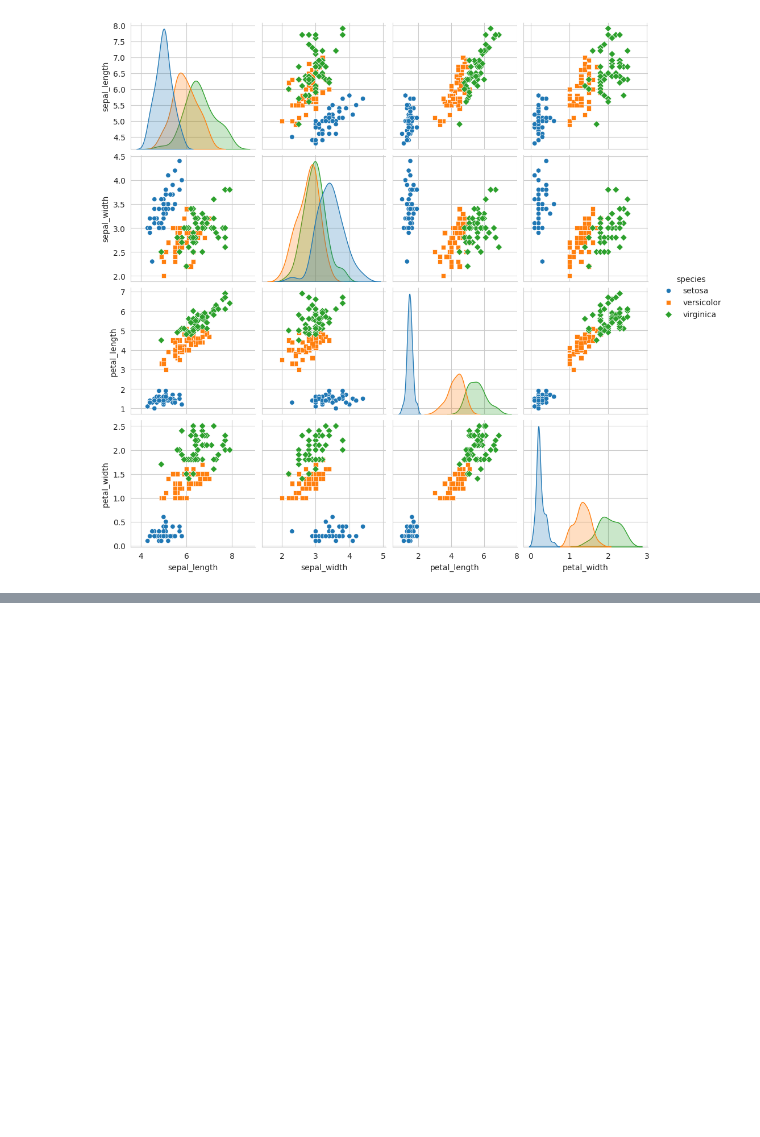
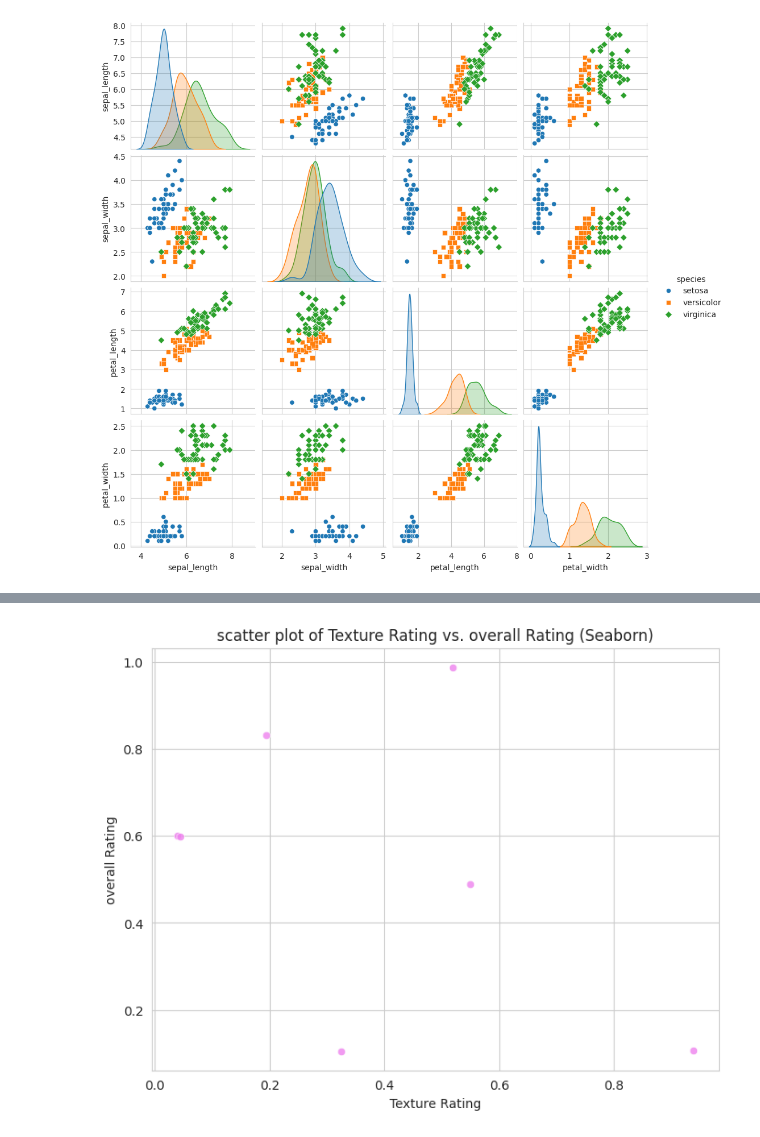
Before and after one commit to rubituladhar21/Machine-Learning, a Jupyter notebook: Visualization.ipynb, the cells around one changed output, grey strips where cells are left out. Drawn from its saved outputs; the diff is of its cells as text; code cells hidden in the pictures; blank space fills up the shorter version.

```diff
--- a/Visualization.ipynb
+++ b/Visualization.ipynb
@@ -80,3 +80,8 @@ plt.show()
 #box plot
 #pie chart
 #customer call list
+# %%
+#read icecream ratings.csv
+import pandas as pd
+df = pd.read_csv("/content/drive/MyDrive/Colab Notebooks/Ice Cream Ratings.csv")
+df
@@ -82,0 +97,5 @@ plt.show()
+# %%
+#set data as index
+df['Date'] = pd.to_datetime(df['Date'])
+df = df.set_index('Date')
+print(df)
@@ -82,0 +112,11 @@ plt.show()
+# %%
+#scatter plot using texture rating, overall rating
+plt.figure(figsize=(8,6))
+sns.scatterplot(x='Texture Rating', y='Overall Rating', data=df, color='violet', alpha=0.8)
+plt.title('scatter plot of Texture Rating vs. overall Rating (Seaborn)')
+plt.xlabel('Texture Rating')
+plt.ylabel('overall Rating')
+plt.grid(True)
+plt.show()
+# %% [output]
+[figure, added]
```
Also changed, not shown: parts of 8 cells of this notebook.
